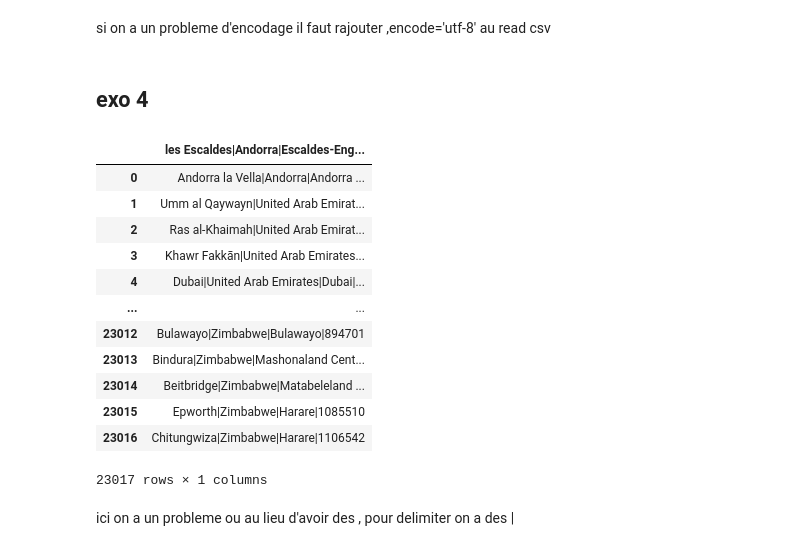
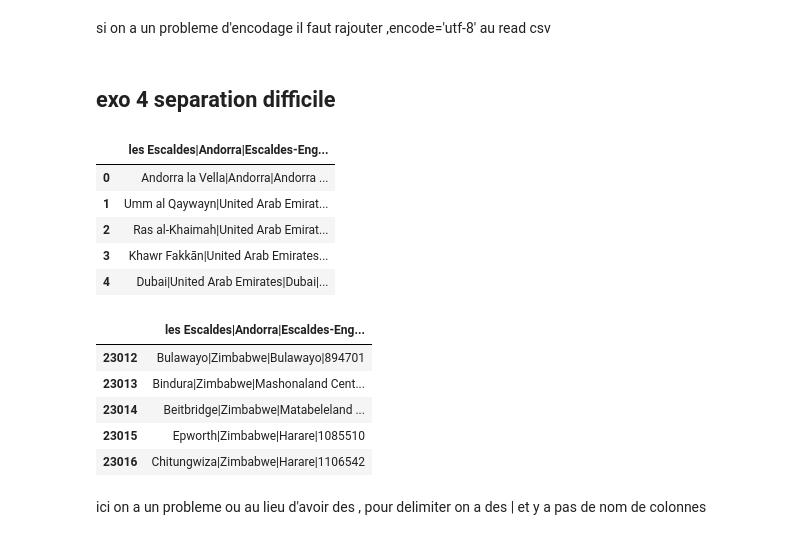
Before and after one commit to ArmandBroutinDev/python, a Jupyter notebook: exos_datacleaning.ipynb, the cells around one changed output. Saved outputs shown, nothing was run; the diff lists cells and outputs as text; code cells hidden in the pictures.

```diff
--- a/exos_datacleaning.ipynb
+++ b/exos_datacleaning.ipynb
@@ -105,27 +105,29 @@ data3
 # %% [markdown]
 si on a un probleme d'encodage il faut rajouter ,encode='utf-8' au read csv
 # %% [markdown]
-## exo 4
+## exo 4 separation difficile
 # %%
 chemin4 = "Https://bit.ly/world-cities-dirty-v3"
 data4 = pd.read_csv(chemin4)
-data4
+data4.head()
 # %% [output]
 |  | les Escaldes|Andorra|Escaldes-Eng... |
 | 0 | Andorra la Vella|Andorra|Andorra ... |
 | 1 | Umm al Qaywayn|United Arab Emirat... |
 | 2 | Ras al-Khaimah|United Arab Emirat... |
 | 3 | Khawr Fakkān|United Arab Emirates... |
 | 4 | Dubai|United Arab Emirates|Dubai|... |
-| ... | ... |
-| 23012 | Bulawayo|Zimbabwe|Bulawayo|894701 |
-| 23013 | Bindura|Zimbabwe|Mashonaland Cent... |
-| 23014 | Beitbridge|Zimbabwe|Matabeleland ... |
-| 23015 | Epworth|Zimbabwe|Harare|1085510 |
-| 23016 | Chitungwiza|Zimbabwe|Harare|1106542 |
-23017 rows × 1 columns
+# %%
+data4.tail()
+# %% [output]
+|  | les Escaldes|Andorra|Escaldes-Eng... |
+| 23012 | Bulawayo|Zimbabwe|Bulawayo|894701 |
+| 23013 | Bindura|Zimbabwe|Mashonaland Cent... |
+| 23014 | Beitbridge|Zimbabwe|Matabeleland ... |
+| 23015 | Epworth|Zimbabwe|Harare|1085510 |
+| 23016 | Chitungwiza|Zimbabwe|Harare|1106542 |
 # %% [markdown]
-ici on a un probleme ou au lieu d'avoir des , pour delimiter on a des |
+ici on a un probleme ou au lieu d'avoir des , pour delimiter on a des | et y a pas de nom de colonnes
 # %%
 chemin4 = "Https://bit.ly/world-cities-dirty-v3"
 data4 = pd.read_csv(chemin4, delimiter='|',names=['name','country','subcountry','geonameid'])
```
Also changed, not shown: parts of 43 cells of this notebook.
